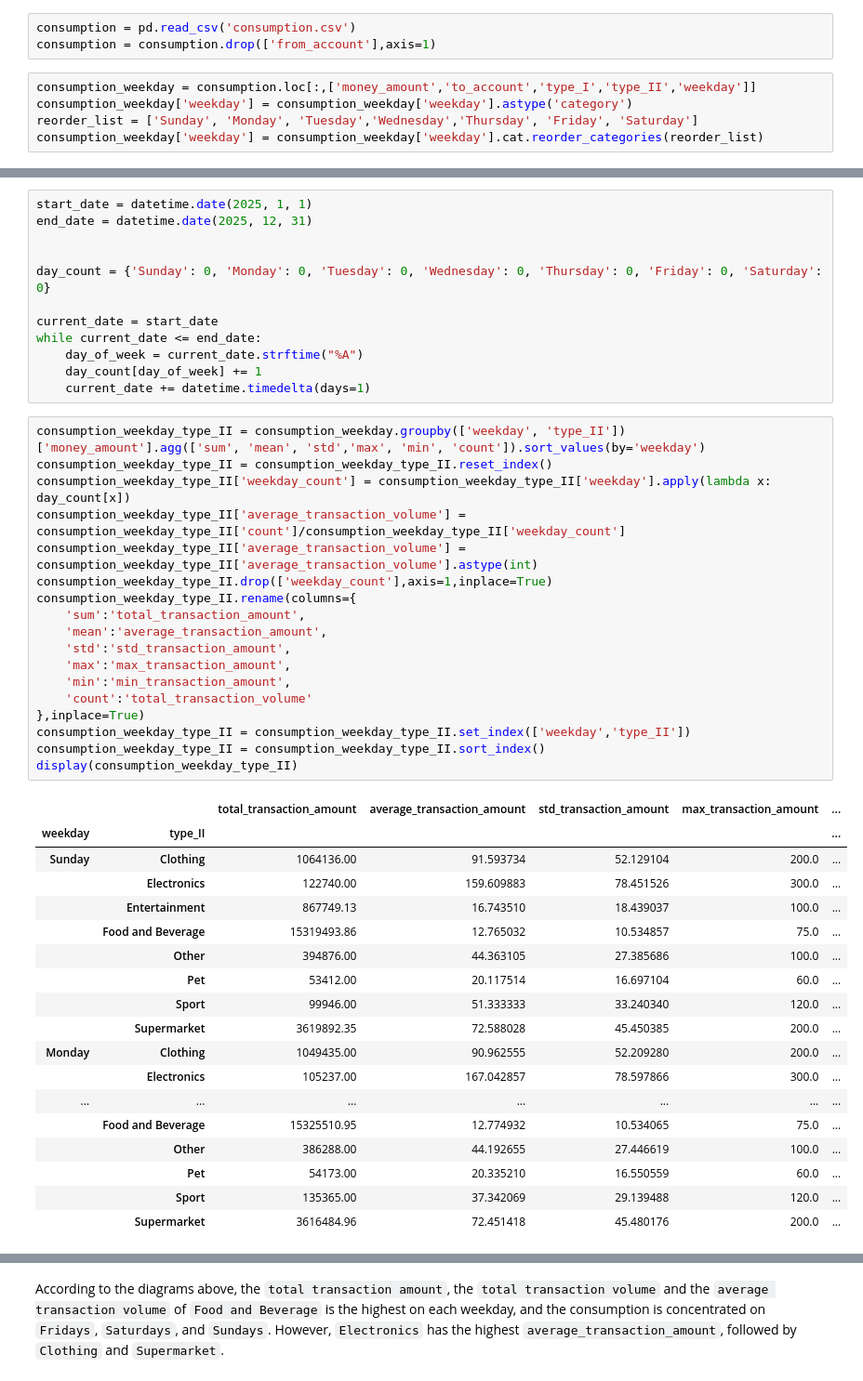
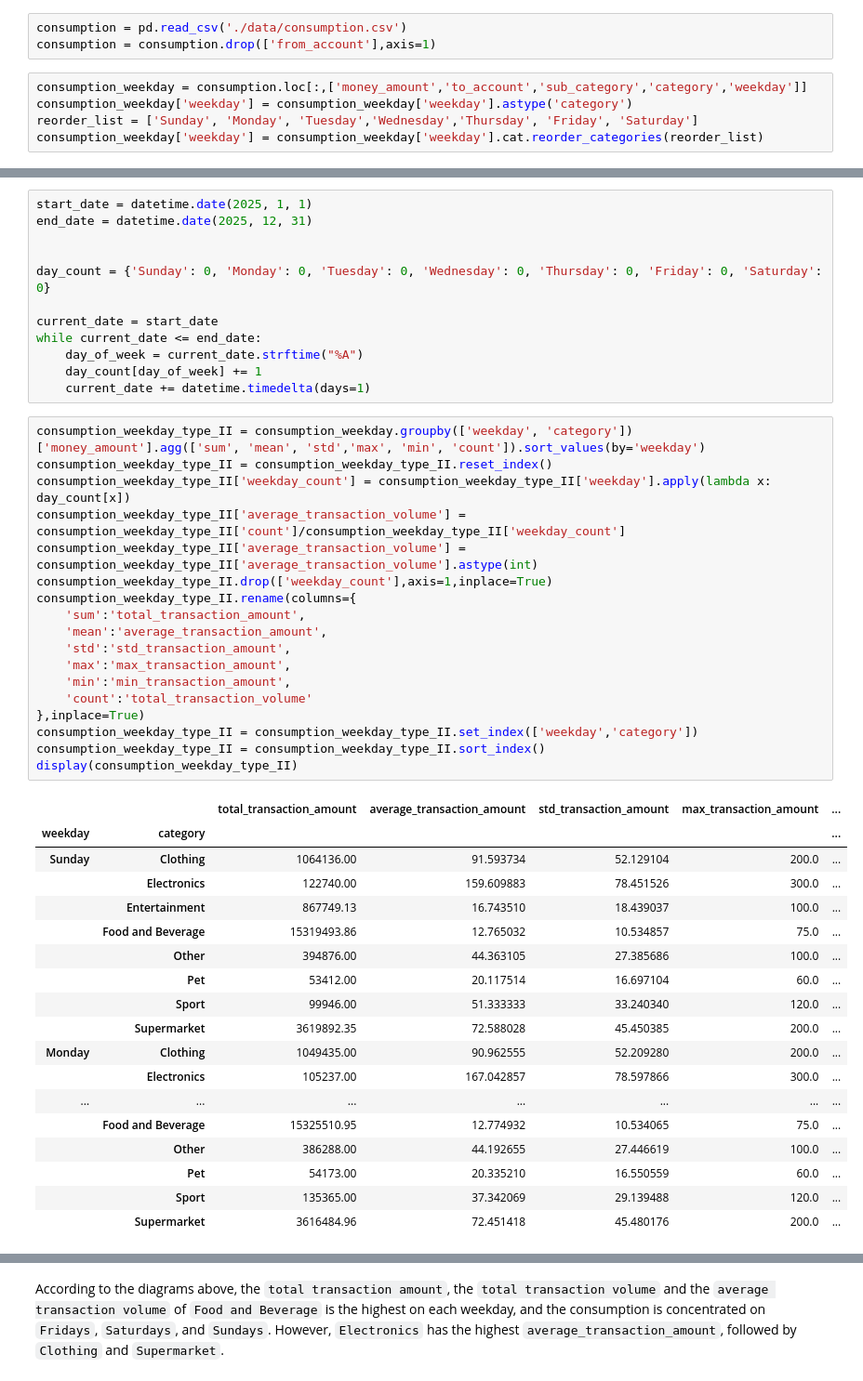
Before and after one commit to UoB-DSMP-2023-24/dsmp-2024-group26, a Jupyter notebook: Consumption_Type_Analysis.ipynb, the cells around one changed output, grey strips where cells are left out. Shown at 93% size. Saved outputs shown, nothing was run; the diff lists cells and outputs as text.

```diff
--- a/Consumption_Type_Analysis.ipynb
+++ b/Consumption_Type_Analysis.ipynb
@@ -187,10 +191,10 @@ display(inidividual_sum_consumption)
 # %% [markdown]
 ## 2.2 Analysis on Weekdays
 # %%
-consumption = pd.read_csv('consumption.csv')
+consumption = pd.read_csv('./data/consumption.csv')
 consumption = consumption.drop(['from_account'],axis=1)
 # %%
-consumption_weekday = consumption.loc[:,['money_amount','to_account','type_I','type_II','weekday']]
+consumption_weekday = consumption.loc[:,['money_amount','to_account','sub_category','category','weekday']]
 consumption_weekday['weekday'] = consumption_weekday['weekday'].astype('category')
 reorder_list = ['Sunday', 'Monday', 'Tuesday','Wednesday','Thursday', 'Friday', 'Saturday']
 consumption_weekday['weekday'] = consumption_weekday['weekday'].cat.reorder_categories(reorder_list)
@@ -224,26 +228,26 @@ while current_date <= end_date:
     day_count[day_of_week] += 1
     current_date += datetime.timedelta(days=1)
 # %%
-consumption_weekday_type_II = consumption_weekday.groupby(['weekday', 'type_II'])['money_amount'].agg(['sum', 'mean', 'std','max', 'min', 'count']).sort_values(by='weekday')
+consumption_weekday_type_II = consumption_weekday.groupby(['weekday', 'category'])['money_amount'].agg(['sum', 'mean', 'std','max', 'min', 'count']).sort_values(by='weekday')
 consumption_weekday_type_II = consumption_weekday_type_II.reset_index()
 consumption_weekday_type_II['weekday_count'] = consumption_weekday_type_II['weekday'].apply(lambda x: day_count[x])
 consumption_weekday_type_II['average_transaction_volume'] = consumption_weekday_type_II['count']/consumption_weekday_type_II['weekday_count']
 consumption_weekday_type_II['average_transaction_volume'] = consumption_weekday_type_II['average_transaction_volume'].astype(int)
 consumption_weekday_type_II.drop(['weekday_count'],axis=1,inplace=True)
 consumption_weekday_type_II.rename(columns={
     'sum':'total_transaction_amount',
     'mean':'average_transaction_amount',
     'std':'std_transaction_amount',
     'max':'max_transaction_amount',
     'min':'min_transaction_amount',
     'count':'total_transaction_volume'
 },inplace=True)
-consumption_weekday_type_II = consumption_weekday_type_II.set_index(['weekday','type_II'])
+consumption_weekday_type_II = consumption_weekday_type_II.set_index(['weekday','category'])
 consumption_weekday_type_II = consumption_weekday_type_II.sort_index()
 display(consumption_weekday_type_II)
 # %% [output]
 |  |  | total_transaction_amount | average_transaction_amount | std_transaction_amount | max_transaction_amount | ... |
-| weekday | type_II |  |  |  |  | ... |
+| weekday | category |  |  |  |  | ... |
 | Sunday | Clothing | 1064136.00 | 91.593734 | 52.129104 | 200.0 | ... |
 |  | Electronics | 122740.00 | 159.609883 | 78.451526 | 300.0 | ... |
 |  | Entertainment | 867749.13 | 16.743510 | 18.439037 | 100.0 | ... |
```
Also changed, not shown: parts of 13 cells of this notebook.
